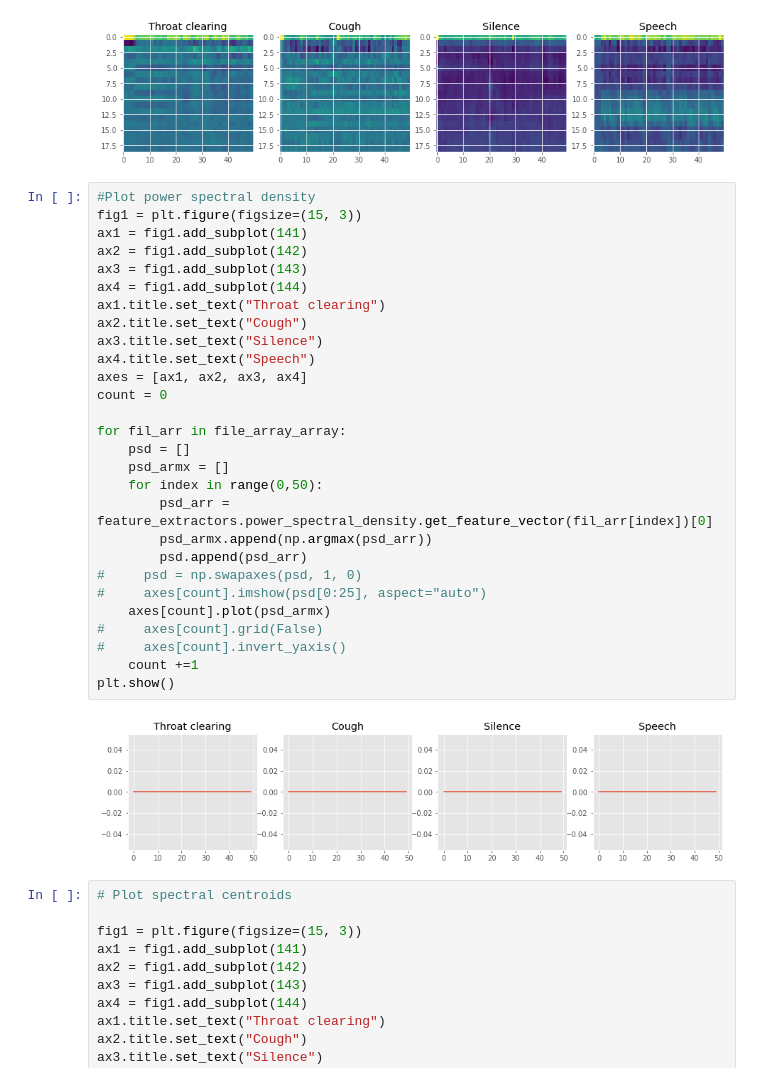
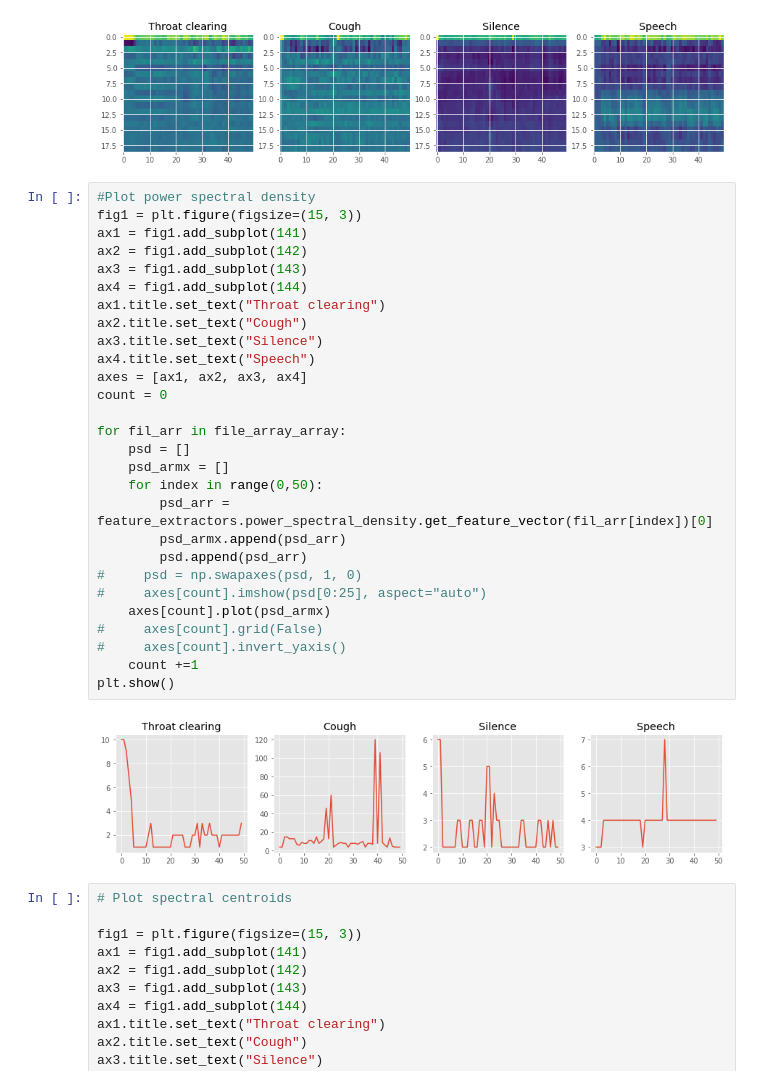
Before and after one commit to sspathak/SocialSafety, a Jupyter notebook: ML/filter_visualization.ipynb, the cells around one changed output. Cells and saved outputs as stored; diff of their text form.

```diff
--- a/ML/filter_visualization.ipynb
+++ b/ML/filter_visualization.ipynb
@@ -79,33 +79,33 @@ plt.show()
 # %%
 #Plot power spectral density
 fig1 = plt.figure(figsize=(15, 3))
 ax1 = fig1.add_subplot(141)
 ax2 = fig1.add_subplot(142)
 ax3 = fig1.add_subplot(143)
 ax4 = fig1.add_subplot(144)
 ax1.title.set_text("Throat clearing")
 ax2.title.set_text("Cough")
 ax3.title.set_text("Silence")
 ax4.title.set_text("Speech")
 axes = [ax1, ax2, ax3, ax4]
 count = 0
 
 for fil_arr in file_array_array:
     psd = []
     psd_armx = []
     for index in range(0,50):
         psd_arr = feature_extractors.power_spectral_density.get_feature_vector(fil_arr[index])[0]
-        psd_armx.append(np.argmax(psd_arr))
+        psd_armx.append(psd_arr)
         psd.append(psd_arr)
 #     psd = np.swapaxes(psd, 1, 0)
 #     axes[count].imshow(psd[0:25], aspect="auto")
     axes[count].plot(psd_armx)
 #     axes[count].grid(False)
 #     axes[count].invert_yaxis()
     count +=1
 plt.show()
 # %% [output]
-[figure, old version]
+[figure, new version]
 # %%
 # Plot spectral centroids
 
```
Also changed, not shown: parts of 2 cells of this notebook, 1 other file.
